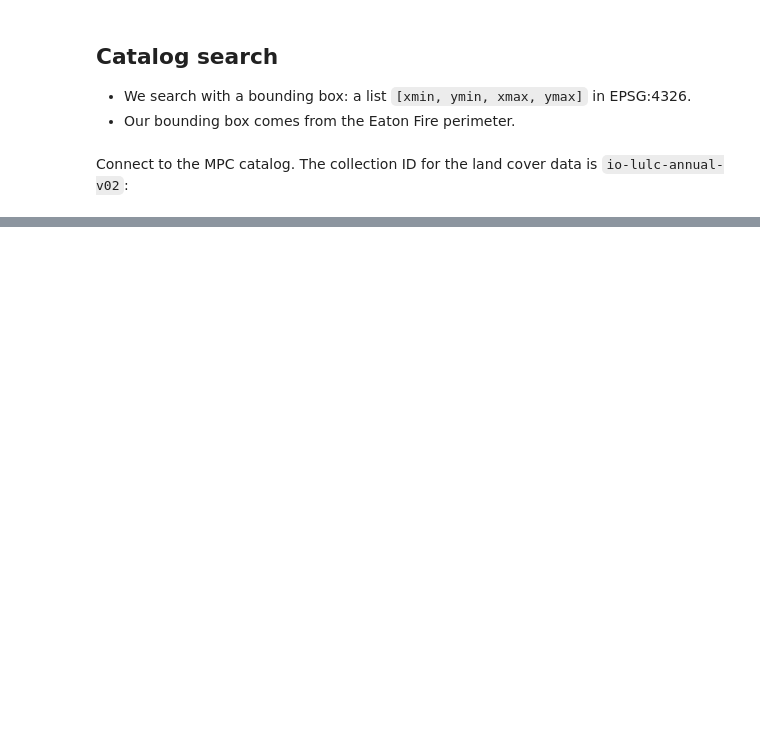
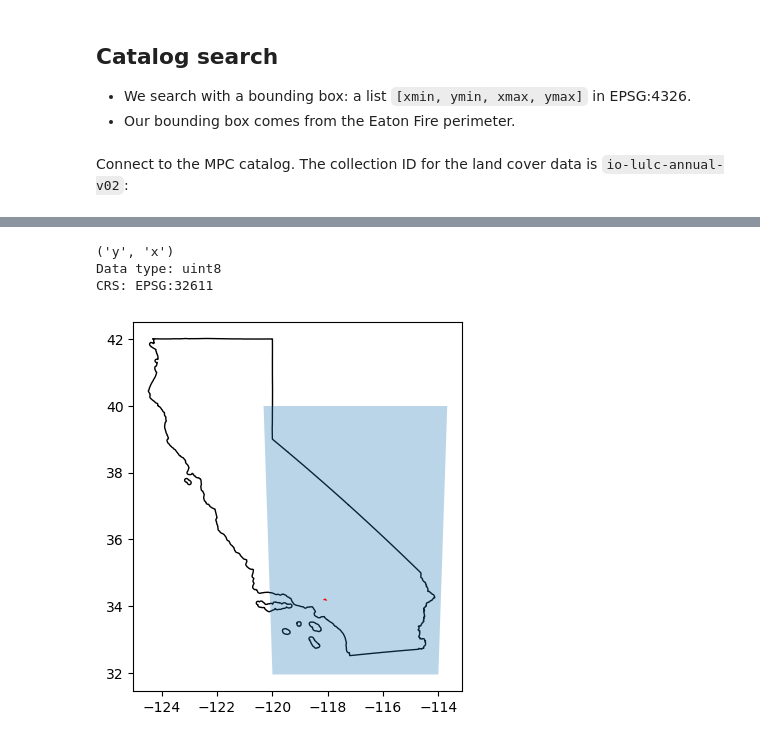
Before and after one commit to emaliap/eds220-in-class, a Jupyter notebook: week-9-land-cover-stats-STUDENTS.ipynb, the cells around one changed output, grey strips where cells are left out. Drawn from its saved outputs; the diff is of its cells as text; code cells hidden in the pictures; blank space fills up the shorter version.

```diff
--- a/week-9-land-cover-stats-STUDENTS.ipynb
+++ b/week-9-land-cover-stats-STUDENTS.ipynb
@@ -74,0 +92,5 @@ catalog = pystac_client.Client.open(
+# %%
+# Retrieve search items
+items = search.item_collection()
+print(f"Return {len(items)} items")
+items
@@ -74,0 +107,7 @@ catalog = pystac_client.Client.open(
+# %%
+# Selet 2023 map (first map)
+item = items[0]
+assert item.properties['start_datetime'].startswith('2023')
+
+# Display pre-rendered image
+Image(url=item.assets['rendered_preview'].href, width=600)
@@ -74,0 +116,4 @@ catalog = pystac_client.Client.open(
+# %%
+# Access raster data from item
+lulc = rioxr.open_rasterio(item.assets['data'].href)
+lulc
@@ -74,0 +133,27 @@ catalog = pystac_client.Client.open(
+# %%
+# Remove length 1 dimension (band) and its coordinate
+lulc = lulc.squeeze('band', drop=True)
+print(lulc.dims)
+
+print('Data type:', lulc.dtype) # Unsigned integer 8 (0 to 255)
+print('CRS:', lulc.rio.crs) # Different from Eaton perimeter
+# %% [output]
+('y', 'x')
+Data type: uint8
+CRS: EPSG:32611
+# %%
+# Create GeoDataFrame from raster bounding box
+lulc_bbox = gpd.GeoDataFrame(geometry = [box(*lulc.rio.bounds())], # * unpacks list and inserts numbers into function
+                             crs = lulc.rio.crs) # Make sure numbers correspond to the actual location, then reproject below
+
+# Plot raster boundary, fire perimeter, and CA boundary
+fig, ax = plt.subplots()
+ca.plot(ax=ax, color='white', edgecolor ='black')
+
+# Reproject lulc_bbox and fire perimeter to match CA crs
+lulc_bbox.to_crs(ca.crs).plot(ax=ax, alpha=0.3)
+eaton.to_crs(ca.crs).plot(ax=ax, color='red')
+
+plt.show()
+# %% [output]
+[figure, added]
```
Also changed, not shown: parts of 27 cells of this notebook.
